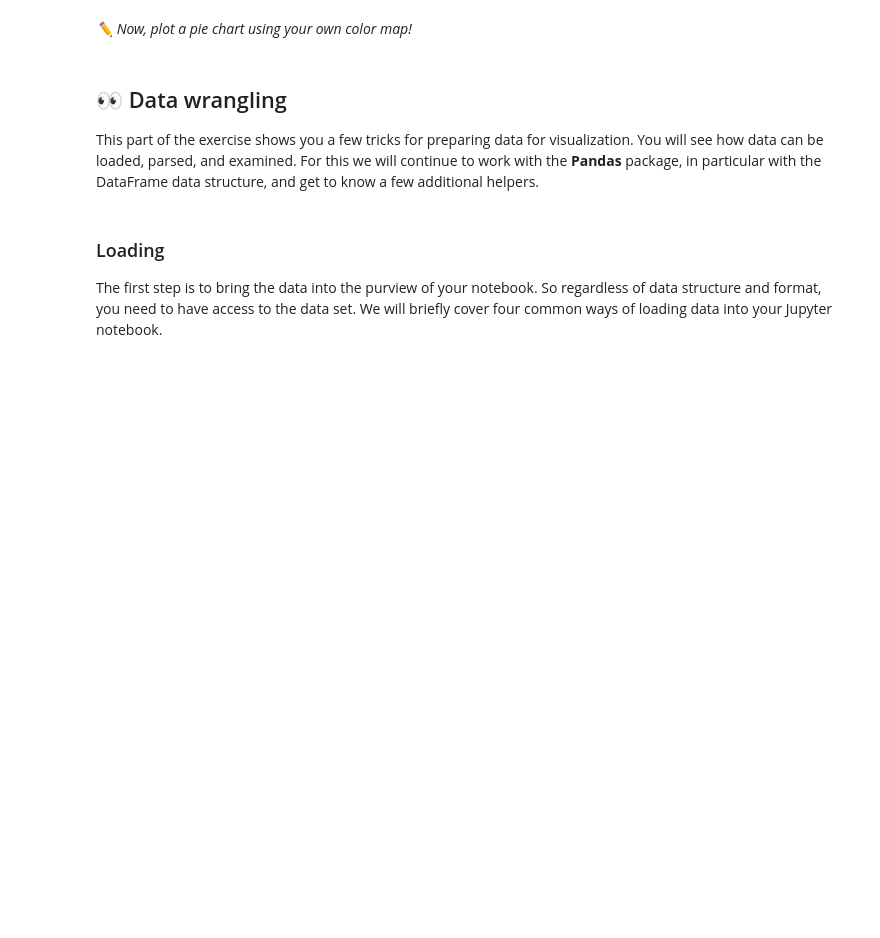
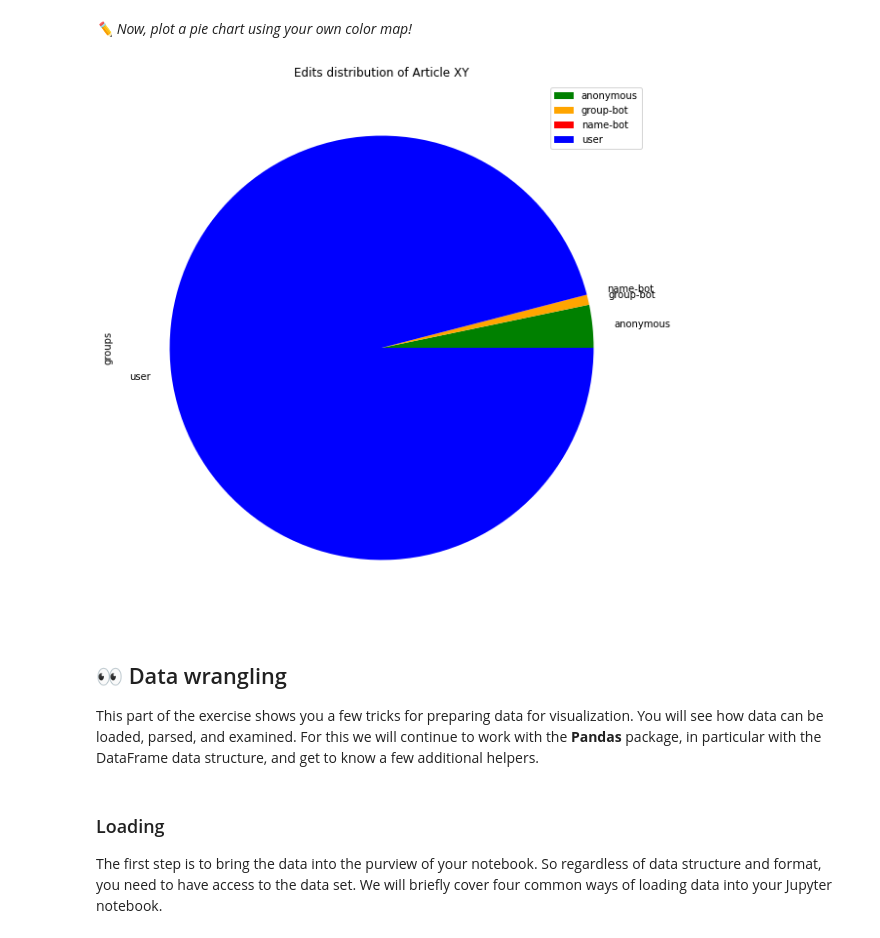
Before and after one commit to FUB-HCC/hcds-summer-2022, a Jupyter notebook: assignments/A1_R1_WarmUp/Group_BlackBox/MUSS/A1_WarmUp.ipynb, the cells around one changed output. Cells and saved outputs as stored; diff of their text form; code cells hidden in the pictures; blank space fills up the shorter version.

```diff
--- a/assignments/A1_R1_WarmUp/Group_BlackBox/MUSS/A1_WarmUp.ipynb
+++ b/assignments/A1_R1_WarmUp/Group_BlackBox/MUSS/A1_WarmUp.ipynb
@@ -118,5 +251,14 @@ plt.show()
 # %% [markdown]
 *✏️ Now, plot a pie chart using your own color map!*
+# %%
+colors =["green", "orange",
+         "red", "blue"]
+cmap = ListedColormap(colors)
+ax = plot_data.plot.pie(subplots = True, figsize = (10,10), cmap = cmap)
+plt.title("Edits distribution of Article XY")
+plt.show()
+# %% [output]
+[figure, added]
 # %% [markdown]
 ## 👀 Data wrangling
 This part of the exercise shows you a few tricks for preparing data for visualization. You will see how data can be loaded, parsed, and examined. For this we will continue to work with the **Pandas** package, in particular with the DataFrame data structure, and get to know a few additional helpers.
```
Also changed, not shown: parts of 69 cells of this notebook.
